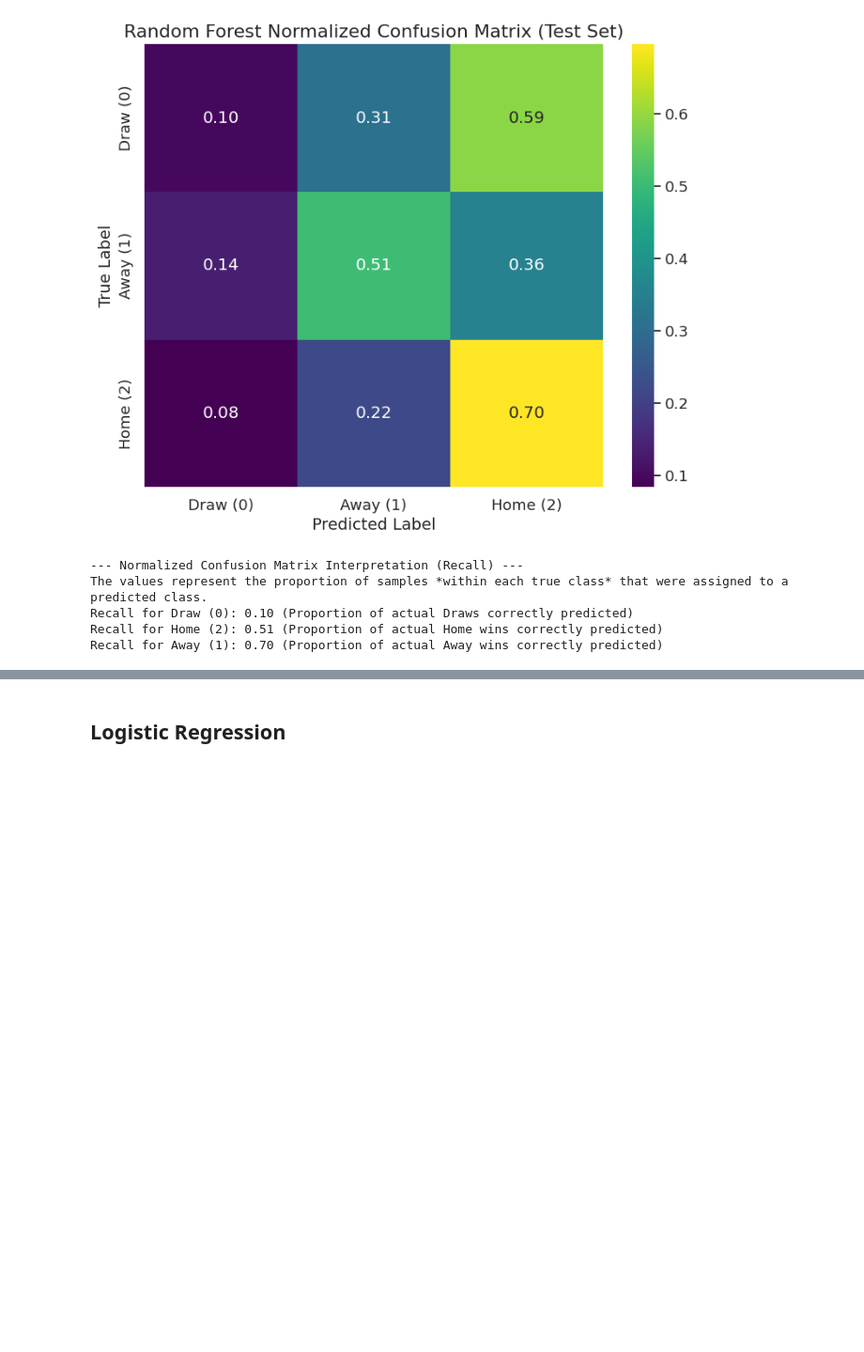
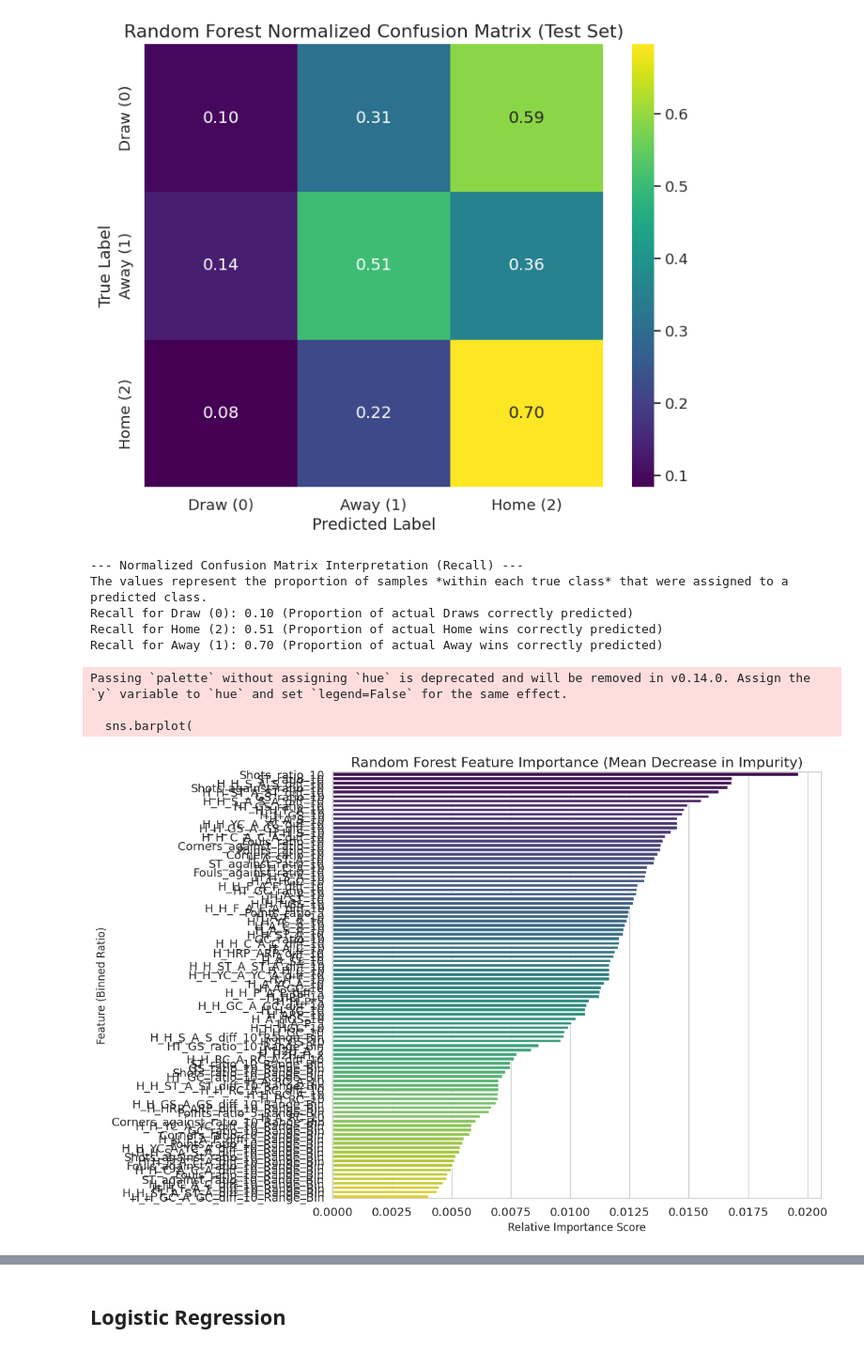
Before and after one commit to venti-sei/Bet26, a Jupyter notebook: random_forest_classification_2.ipynb, the cells around one changed output, grey strips where cells are left out. Shown at 94% size. Drawn from its saved outputs; the diff is of its cells as text; code cells hidden in the pictures; blank space fills up the shorter version.

Commit message:
Added feature importance for random forest

```diff
--- a/random_forest_classification_2.ipynb
+++ b/random_forest_classification_2.ipynb
@@ -1236,3 +1236,47 @@ The values represent the proportion of samples *within each true class* that wer
 Recall for Draw (0): 0.10 (Proportion of actual Draws correctly predicted)
 Recall for Home (2): 0.51 (Proportion of actual Home wins correctly predicted)
 Recall for Away (1): 0.70 (Proportion of actual Away wins correctly predicted)
+# %%
+import pandas as pd
+import matplotlib.pyplot as plt
+import seaborn as sns
+
+# Assuming your trained model is named 'rf_model'
+# Assuming your features DataFrame is named 'X_train_smote' (or the one you used for final training)
+
+# --- 1. Get Feature Importances ---
+importances = rf_model.feature_importances_
+feature_names = X_train_smote.columns # Get the names of the features
+
+# --- 2. Create a DataFrame for easy sorting and plotting ---
+feature_importance_df = pd.DataFrame({
+    'Feature': feature_names,
+    'Importance': importances
+})
+
+# Sort the features by importance in descending order
+feature_importance_df = feature_importance_df.sort_values(by='Importance', ascending=False)
+
+
+# --- 3. Plotting the Feature Importance ---
+sns.set_style("whitegrid")
+plt.figure(figsize=(12, 8))
+
+# Create a bar plot
+sns.barplot(
+    x='Importance',
+    y='Feature',
+    data=feature_importance_df,
+    palette='viridis' # Use a distinct color palette
+)
+
+plt.title('Random Forest Feature Importance (Mean Decrease in Impurity)', fontsize=16)
+plt.xlabel('Relative Importance Score', fontsize=12)
+plt.ylabel('Feature (Binned Ratio)', fontsize=12)
+plt.tight_layout()
+plt.show()
+# %% [output]
+Passing `palette` without assigning `hue` is deprecated and will be removed in v0.14.0. Assign the `y` variable to `hue` and set `legend=False` for the same effect.
+
+  sns.barplot(
+[figure, added]
```
Also changed, not shown: parts of 1 cell of this notebook.
